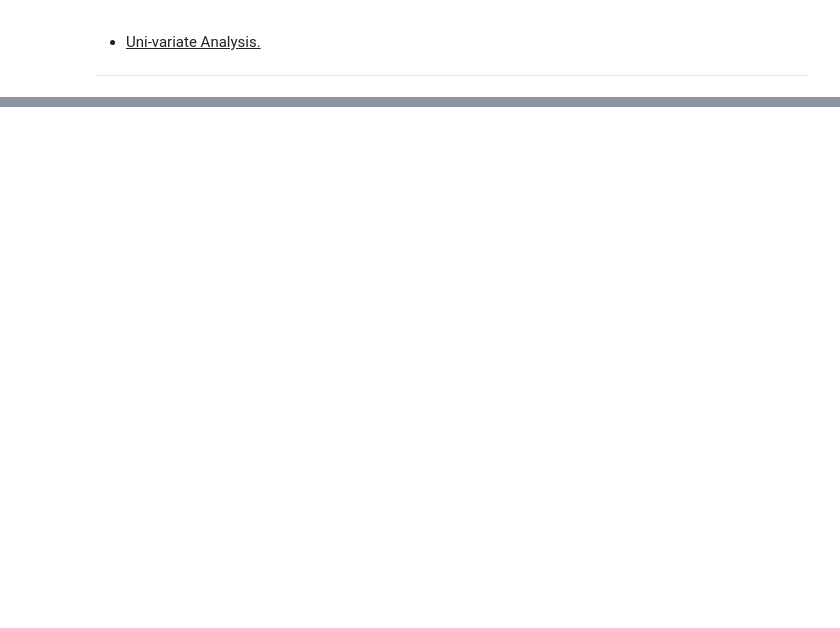
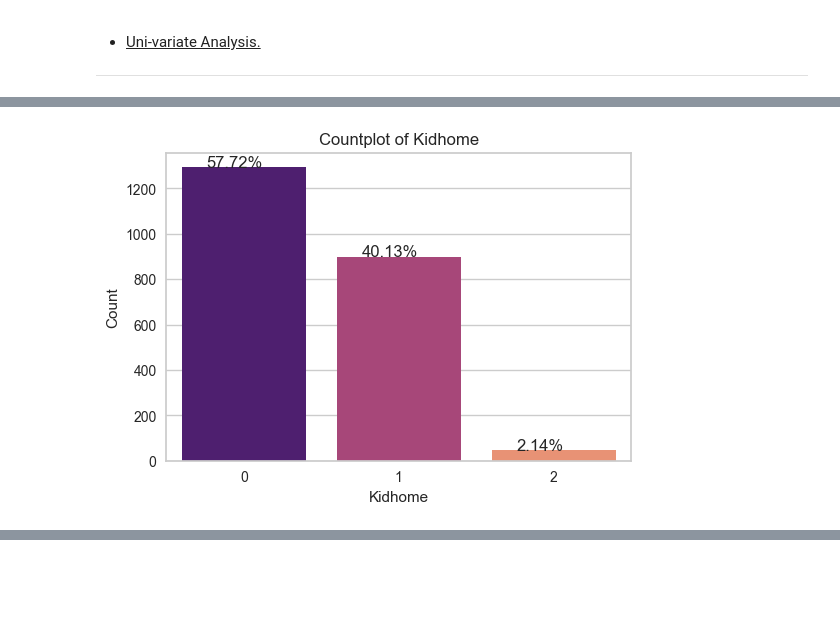
Before and after one commit to Sandipan-Roy/sr, a Jupyter notebook: ML/Unsupervised/DBSCAN/DBSCAN_SandipanRoy_20260511.ipynb, the cells around one changed output, grey strips where cells are left out. Saved outputs shown, nothing was run; the diff lists cells and outputs as text; code cells hidden in the pictures; blank space fills up the shorter version.

```diff
--- a/ML/Unsupervised/DBSCAN/DBSCAN_SandipanRoy_20260511.ipynb
+++ b/ML/Unsupervised/DBSCAN/DBSCAN_SandipanRoy_20260511.ipynb
@@ -342,0 +473,4 @@ def plot_univariate_distribution(df, column, plot_type="histogram", plot_width=6
+# %%
+plot_univariate_distribution(data, column="Kidhome", plot_type="countplot")
+# %% [output]
+[figure, added]
```
Also changed, not shown: parts of 121 cells of this notebook, 3 other files.
